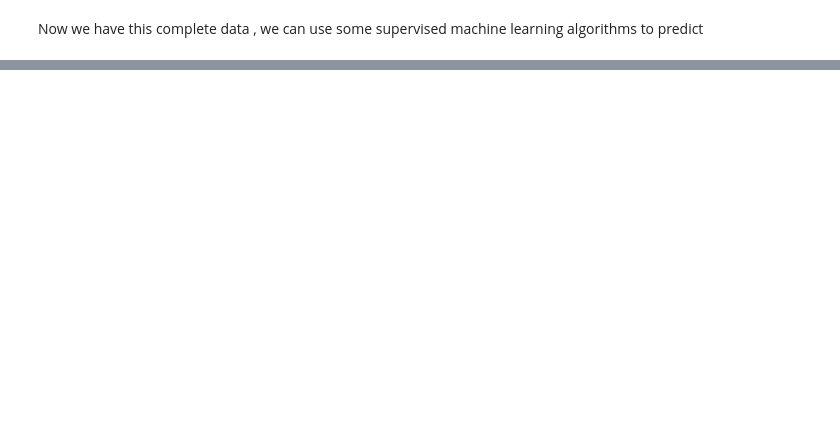
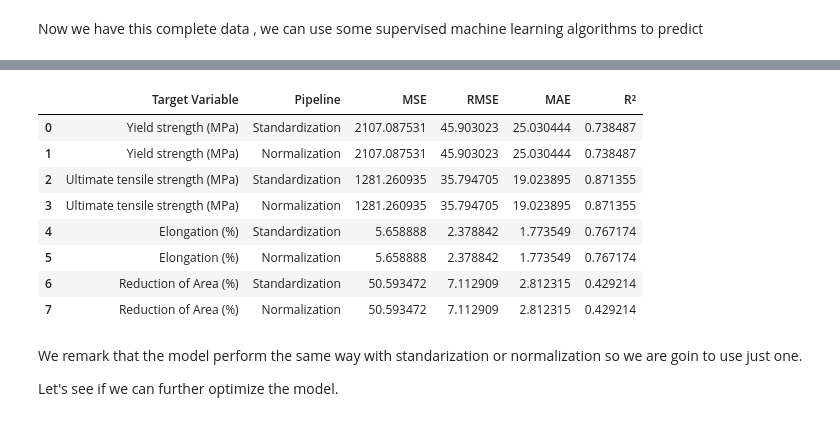
Before and after one commit to elbarhichi/Welding-Quality-Prediction, a Jupyter notebook: ML_project_imane.ipynb, the cells around one changed output, grey strips where cells are left out. Cells and saved outputs as stored; diff of their text form; code cells hidden in the pictures; blank space fills up the shorter version.

```diff
--- a/ML_project_imane.ipynb
+++ b/ML_project_imane.ipynb
@@ -826,0 +895,42 @@ Now we have  this complete data , we can use some supervised machine learning al
+# %%
+for target_variable in target_variables:
+    # Drop the current target from the features
+    X = df.drop(target_variables, axis=1)
+    y = df[target_variable]
+
+    # Split the data into training and testing sets
+    X_train, X_test, y_train, y_test = train_test_split(X, y, test_size=0.2, random_state=42)
+
+    # Evaluate the standardization pipeline
+    # Evaluate the standardization pipeline
+    pipeline_standardization.fit(X_train, y_train)
+    y_pred_standardization = pipeline_standardization.predict(X_test)
+    mse_standardization, rmse_standardization, mae_standardization, r2_standardization = evaluate_metrics(y_test, y_pred_standardization)
+
+    # Store results in the list
+    results_list.append({
+        'Target Variable': target_variable,
+        'Pipeline': 'Standardization',
+        'MSE': mse_standardization,
+        'RMSE': rmse_standardization,
+        'MAE': mae_standardization,
+        'R²': r2_standardization
+    })
+
+    # Evaluate the normalization pipeline
+    pipeline_normalization.fit(X_train, y_train)
+    y_pred_normalization = pipeline_normalization.predict(X_test)
+    mse_normalization, rmse_normalization, mae_normalization, r2_normalization = evaluate_metrics(y_test, y_pred_normalization)
+
+    # Store results in the list
+    results_list.append({
+        'Target Variable': target_variable,
+        'Pipeline': 'Normalization',
+        'MSE': mse_normalization,
+        'RMSE': rmse_normalization,
+        'MAE': mae_normalization,
+        'R²': r2_normalization
+    })
+
+# Convert the list of results to a DataFrame
+results_df = pd.DataFrame(results_list)
@@ -826,0 +962,16 @@ Now we have  this complete data , we can use some supervised machine learning al
+# %%
+results_df
+# %% [output]
+|  | Target Variable | Pipeline | MSE | RMSE | MAE | R² |
+| 0 | Yield strength (MPa) | Standardization | 2107.087531 | 45.903023 | 25.030444 | 0.738487 |
+| 1 | Yield strength (MPa) | Normalization | 2107.087531 | 45.903023 | 25.030444 | 0.738487 |
+| 2 | Ultimate tensile strength (MPa) | Standardization | 1281.260935 | 35.794705 | 19.023895 | 0.871355 |
+| 3 | Ultimate tensile strength (MPa) | Normalization | 1281.260935 | 35.794705 | 19.023895 | 0.871355 |
+| 4 | Elongation (%) | Standardization | 5.658888 | 2.378842 | 1.773549 | 0.767174 |
+| 5 | Elongation (%) | Normalization | 5.658888 | 2.378842 | 1.773549 | 0.767174 |
+| 6 | Reduction of Area (%) | Standardization | 50.593472 | 7.112909 | 2.812315 | 0.429214 |
+| 7 | Reduction of Area (%) | Normalization | 50.593472 | 7.112909 | 2.812315 | 0.429214 |
+# %% [markdown]
+We remark that the model perform the same way with standarization or normalization so we are goin to use just one.
+
+Let's see if we can  further optimize the model.
```
Also changed, not shown: parts of 10 cells of this notebook.
